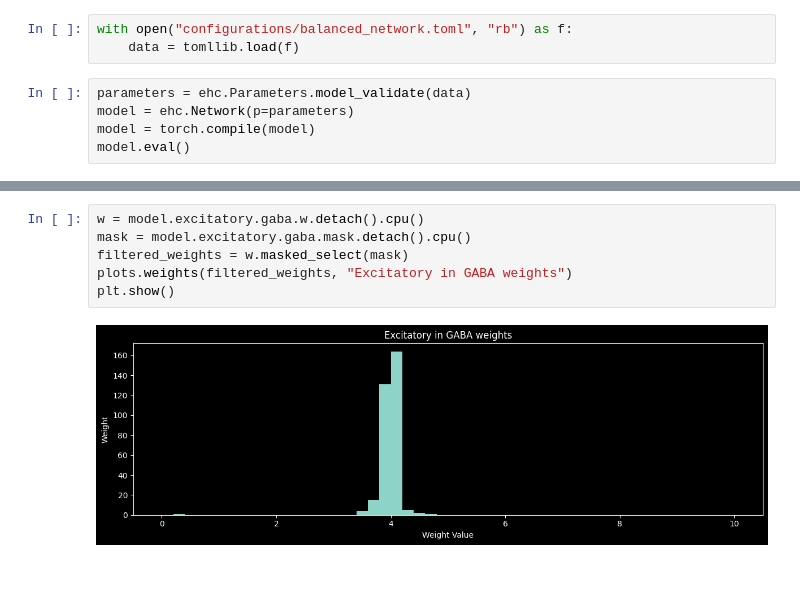
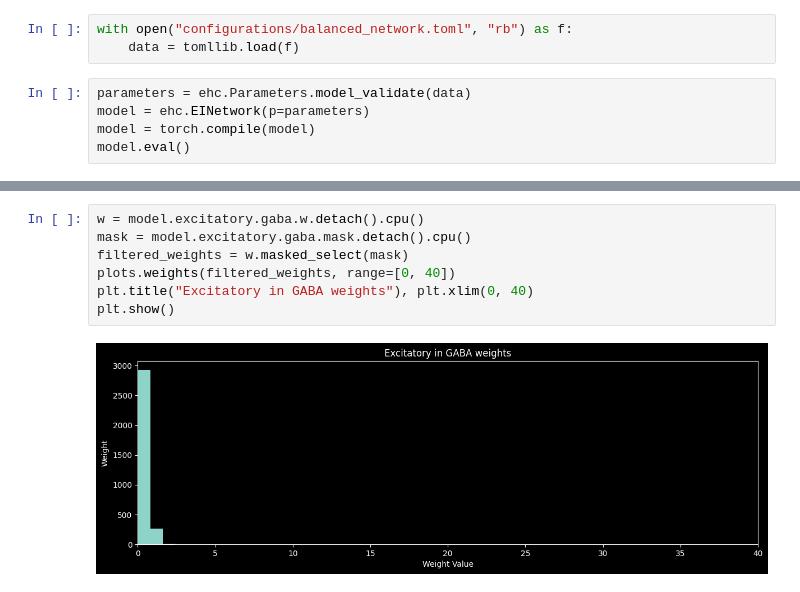
Before and after one commit to BorjaEst/spatial-navigation, a Jupyter notebook: notebooks/EIModel-Balanced.ipynb, the cells around one changed output, grey strips where cells are left out. Cells and saved outputs as stored; diff of their text form.

```diff
--- a/notebooks/EIModel-Balanced.ipynb
+++ b/notebooks/EIModel-Balanced.ipynb
@@ -12,7 +11,7 @@ with open("configurations/balanced_network.toml", "rb") as f:
     data = tomllib.load(f)
 # %%
 parameters = ehc.Parameters.model_validate(data)
-model = ehc.Network(p=parameters)
+model = ehc.EINetwork(p=parameters)
 model = torch.compile(model)
 model.eval()
 # %% [output]
@@ -113,8 +104,9 @@ plt.show()
 # %%
 w = model.excitatory.gaba.w.detach().cpu()
 mask = model.excitatory.gaba.mask.detach().cpu()
 filtered_weights = w.masked_select(mask)
-plots.weights(filtered_weights, "Excitatory in GABA weights")
+plots.weights(filtered_weights, range=[0, 40])
+plt.title("Excitatory in GABA weights"), plt.xlim(0, 40)
 plt.show()
 # %% [output]
-[figure, old version]
+[figure, new version]
```
Also changed, not shown: parts of 17 cells of this notebook, 2 other files.
